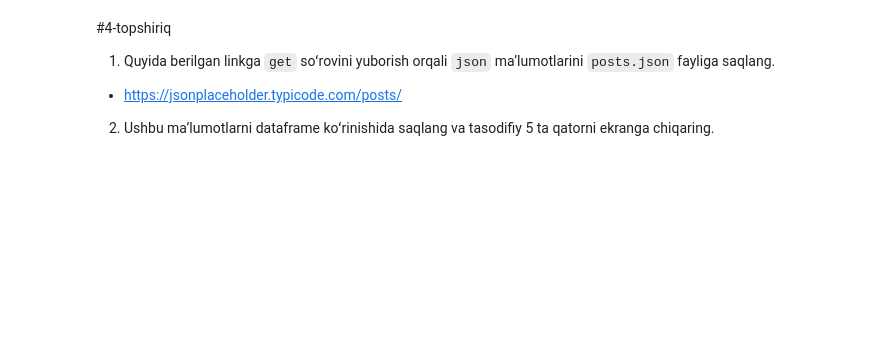
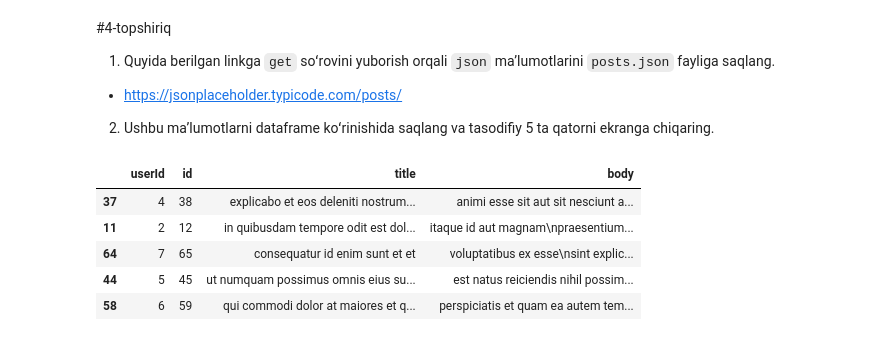
Before and after one commit to Xusanman/data-science-ai, a Jupyter notebook: 8-Veb sahifalardan oʻqish. JSON va API boʻyicha amaliy vazifa.ipynb, the cells around one changed output. Saved outputs shown, nothing was run; the diff lists cells and outputs as text; code cells hidden in the pictures; blank space fills up the shorter version.

```diff
--- a/8-Veb sahifalardan oʻqish. JSON va API boʻyicha amaliy vazifa.ipynb
+++ b/8-Veb sahifalardan oʻqish. JSON va API boʻyicha amaliy vazifa.ipynb
@@ -38,0 +99,10 @@ url = "https://jsonplaceholder.typicode.com/posts/"
+# %%
+df2 = pd.read_json('posts.json') # json falyni o'qish
+df2.sample(5) # 5 ta tasodify qatorni chiqarish
+# %% [output]
+|  | userId | id | title | body |
+| 37 | 4 | 38 | explicabo et eos deleniti nostrum... | animi esse sit aut sit nesciunt a... |
+| 11 | 2 | 12 | in quibusdam tempore odit est dol... | itaque id aut magnam\npraesentium... |
+| 64 | 7 | 65 | consequatur id enim sunt et et | voluptatibus ex esse\nsint explic... |
+| 44 | 5 | 45 | ut numquam possimus omnis eius su... | est natus reiciendis nihil possim... |
+| 58 | 6 | 59 | qui commodi dolor at maiores et q... | perspiciatis et quam ea autem tem... |
```
Also changed, not shown: parts of 11 cells of this notebook.
